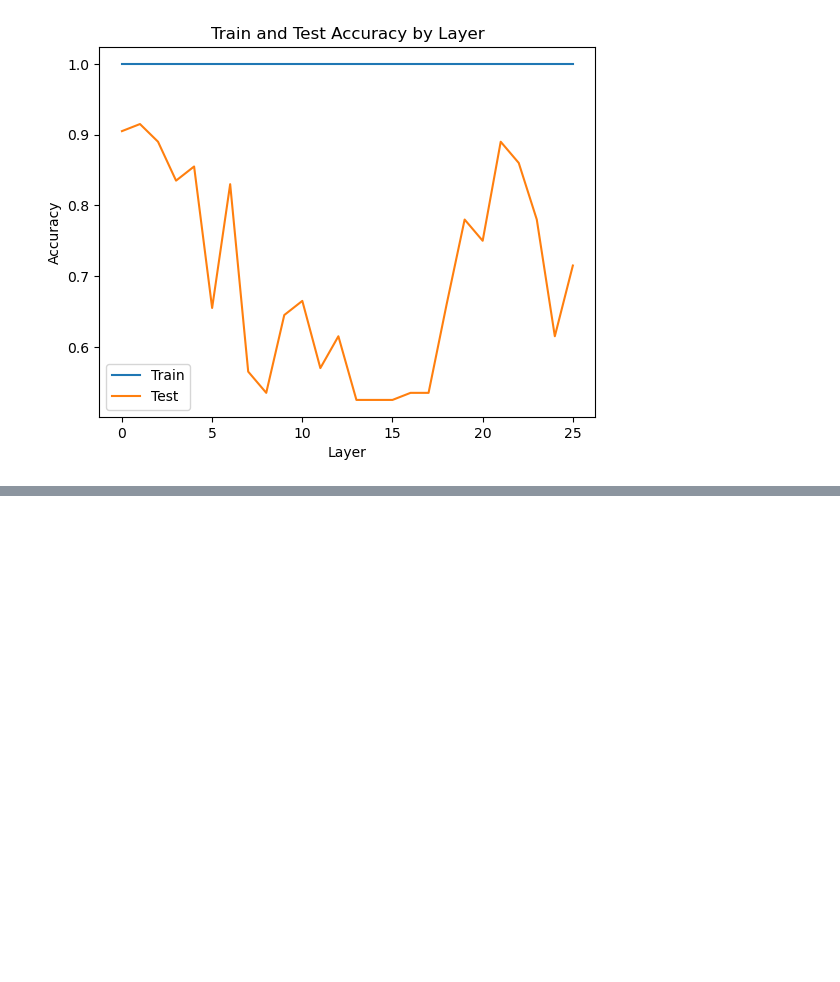
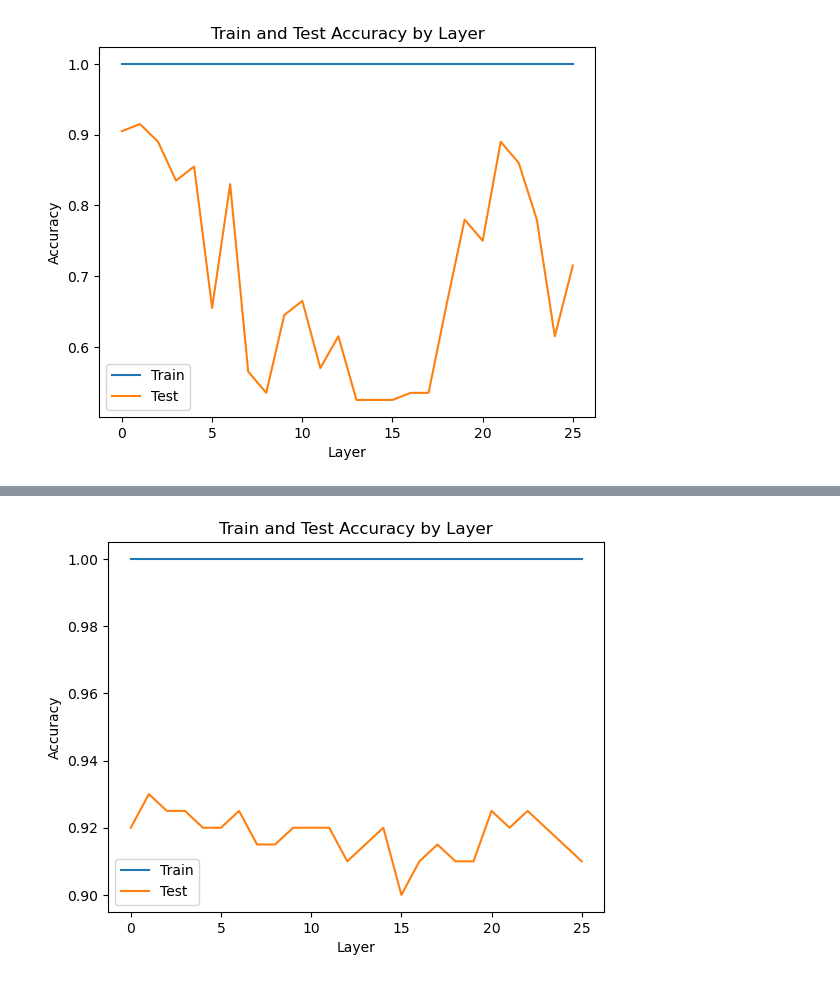
Before and after one commit to TongmengXie/representation_shifts_multimodal, a Jupyter notebook: scripts/linear_probes.ipynb, the cells around one changed output, grey strips where cells are left out. Saved outputs shown, nothing was run; the diff lists cells and outputs as text; code cells hidden in the pictures; blank space fills up the shorter version.

Commit message:
added baselines for linear probes

```diff
--- a/scripts/linear_probes.ipynb
+++ b/scripts/linear_probes.ipynb
@@ -669,0 +673,82 @@ weighted avg       0.74      0.71      0.71       200
+# %%
+
+
+# load models
+model1_name = "google/gemma-2-2b"  # Base Gemma-2-2B (LLM)
+model2_name = model1_name
+
+gemma = load_models_with_eval(model1_name, DEVICE_1)
+paligemma = load_models_with_eval(model2_name, DEVICE_2)
+
+# # Dummy activations (replace with real data)
+# gemma_activations = np.random.randn(1000, 768)  # 1000 samples, 768 dims
+# gemma_labels = np.random.randint(0, 2, 1000)    # binary cat/dog labels
+
+# polygemma_activations = np.random.randn(200, 768)  # 200 test samples
+# polygemma_labels = np.random.randint(0, 2, 200)
+
+layer_to_test = list(range(26))
+all_results = []
+# Run experiment per layer
+for layer in layer_to_test:
+    # Produce activation-label pairs
+    with torch.inference_mode():
+        gemma_activations = get_acts(gemma, cat_texts, layer, model1_name, DEVICE_1)
+        polygemma_activations = get_acts(paligemma, cat_texts, layer, model2_name, DEVICE_2)
+
+    # === Run probe experiment ===
+    results = experiment.run_experiment(
+        gemma_activations, cat_labels,
+        polygemma_activations, cat_labels
+    )
+    all_results.append(results)
+
+    print(f"\n=== LAYER {layer} RESULTS ===")
+    print(f"Train Accuracy: {results['sklearn']['train_acc']:.4f}")
+    print(f"Test Accuracy: {results['sklearn']['test_acc']:.4f}")
+    print("Classification Report:")
+    print(results['sklearn']['classification_report'])
+
+    # Save results
+    experiment.save_results(results, f"../output/linear_probing_results_{layer}_{model1_name.split('/')[-1]}_{model2_name.split('/')[-1]}.json")
+
+    # Save misclassified examples
+    if 'y_test' in results['sklearn'] and 'y_pred' in results['sklearn']:
+        mis_indices = [i for i, (yt, yp) in enumerate(zip(
+            results['sklearn']['y_test'], results['sklearn']['y_pred']
+        )) if yt != yp]
+        mis_info = [
+            {
+                'text': cat_texts[i],  # assuming you meant cat_texts not text
+                'true_label': int(results['sklearn']['y_test'][i]),
+                'pred_label': int(results['sklearn']['y_pred'][i])
+            }
+            for i in mis_indices
+        ]
+        os.makedirs(f"../output/{model1_name.split('/')[-1]}_{model2_name.split('/')[-1]}", exist_ok=True)
+        with open(f"../output/{model1_name.split('/')[-1]}_{model2_name.split('/')[-1]}/misclassified_layer_{layer}.json", 'w') as f:
+            json.dump(mis_info, f, indent=2)
+    else:
+        print("Warning: 'y_test' or 'y_pred' not found in results; misclassifications not saved.")
+
+    del gemma_activations, polygemma_activations, results
+    gc.collect()
+    torch.cuda.empty_cache()
+
+# ===== Plot Train and Test Accuracy Across Layers =====
+import matplotlib.pyplot as plt
+
+layers = layer_to_test
+train_accs = [res['sklearn']['train_acc'] for res in all_results]
+test_accs = [res['sklearn']['test_acc'] for res in all_results]
+
+plt.figure()
+plt.plot(layers, train_accs)
+plt.plot(layers, test_accs)
+plt.xlabel('Layer')
+plt.ylabel('Accuracy')
+plt.title('Train and Test Accuracy by Layer')
+plt.legend(['Train', 'Test'])
+plt.savefig(f"../figs_tabs/Linear Probe Train and Test Accuracy by Layer_{model1_name.split('/')[-1]}_{model2_name.split('/')[-1]}.png")
+plt.show()
+# %% [output]
@@ -669,0 +772 @@ weighted avg       0.74      0.71      0.71       200
+[figure, added]
```
Also changed, not shown: parts of 8 cells of this notebook, 2 other files.
